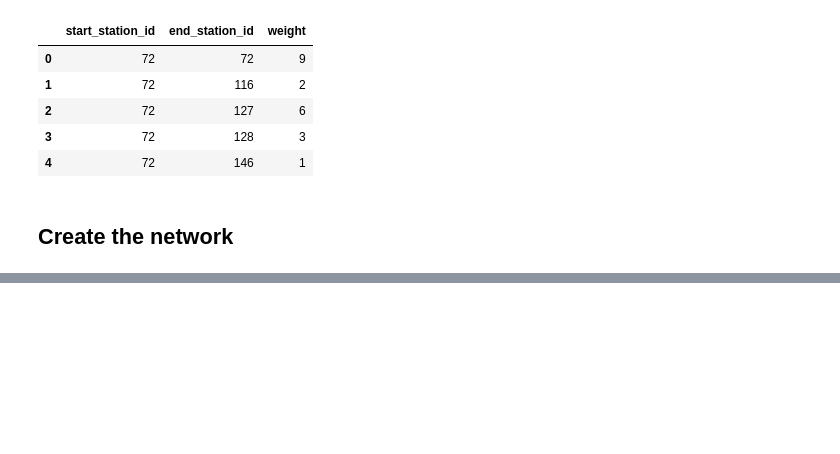
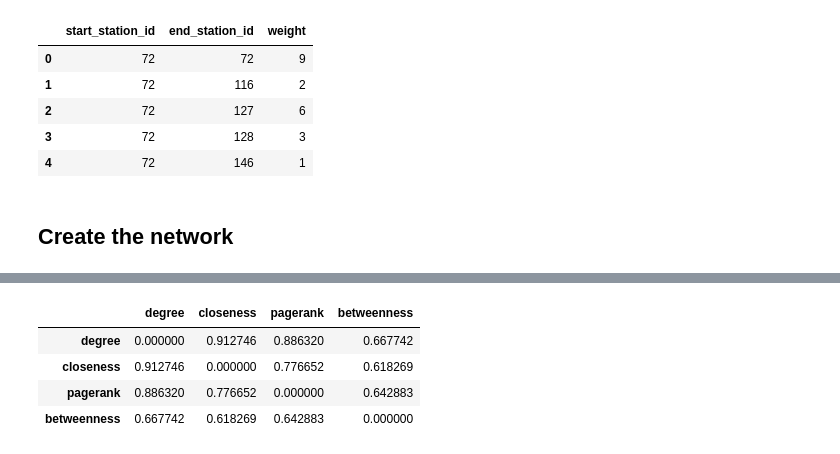
Before and after one commit to andygubser/bike_network_analysis, a Jupyter notebook: scripts/bike_network_analysis_nyc.ipynb, the cells around one changed output, grey strips where cells are left out. Cells and saved outputs as stored; diff of their text form; code cells hidden in the pictures; blank space fills up the shorter version.

```diff
--- a/scripts/bike_network_analysis_nyc.ipynb
+++ b/scripts/bike_network_analysis_nyc.ipynb
@@ -64,0 +89,10 @@ NameError: name 'heatmap' is not defined
+# %%
+# pearson correlation between centrality measures
+df_centrality_measures_corr = df_centrality_measures.corr()
+df_centrality_measures_corr.replace(1,0)
+# %% [output]
+|  | degree | closeness | pagerank | betweenness |
+| degree | 0.000000 | 0.912746 | 0.886320 | 0.667742 |
+| closeness | 0.912746 | 0.000000 | 0.776652 | 0.618269 |
+| pagerank | 0.886320 | 0.776652 | 0.000000 | 0.642883 |
+| betweenness | 0.667742 | 0.618269 | 0.642883 | 0.000000 |
```
Also changed, not shown: parts of 11 cells of this notebook, 2 other files.
